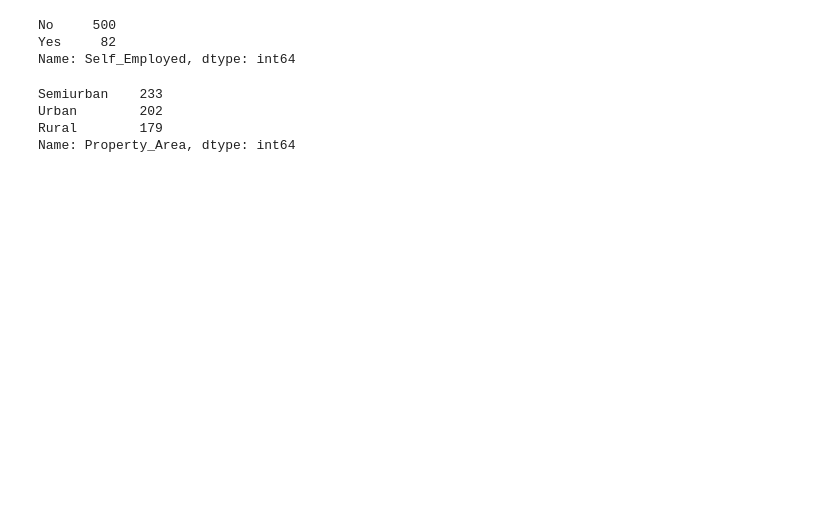
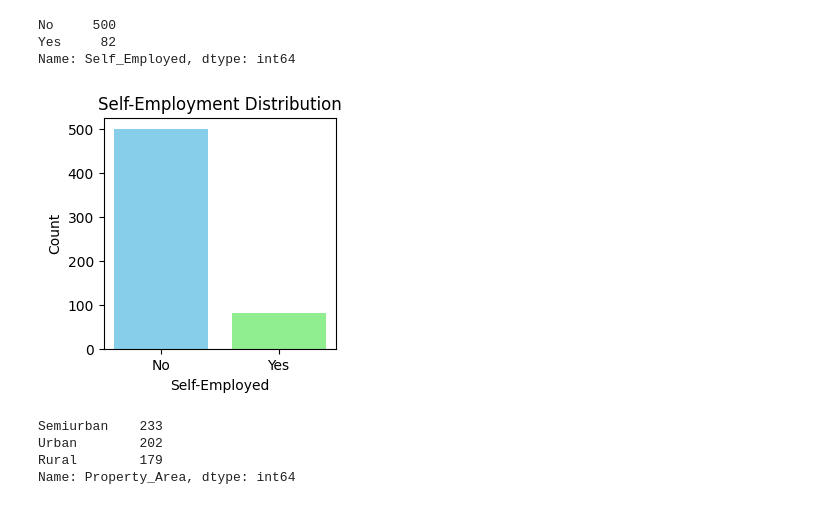
Before and after one commit to Abhardwaj9198/Bdda, a Jupyter notebook: BDDA_Project1_group1_Pipeline.ipynb, the cells around one changed output. Saved outputs shown, nothing was run; the diff lists cells and outputs as text; code cells hidden in the pictures; blank space fills up the shorter version.

```diff
--- a/BDDA_Project1_group1_Pipeline.ipynb
+++ b/BDDA_Project1_group1_Pipeline.ipynb
@@ -148,6 +179,21 @@ df['Self_Employed'].value_counts()
 No     500
 Yes     82
 Name: Self_Employed, dtype: int64
+# %%
+import matplotlib.pyplot as plt
+
+# Sample data
+self_employed_counts = {'No': 500, 'Yes': 82}
+
+# Create a bar graph
+plt.figure(figsize=(3, 3))
+plt.bar(self_employed_counts.keys(), self_employed_counts.values(), color=['skyblue', 'lightgreen'])
+plt.xlabel('Self-Employed')
+plt.ylabel('Count')
+plt.title('Self-Employment Distribution')
+plt.show()
+# %% [output]
+[figure, added]
 # %%
 df['Property_Area'].value_counts()
 # %% [output]
```
Also changed, not shown: parts of 4 cells of this notebook.
